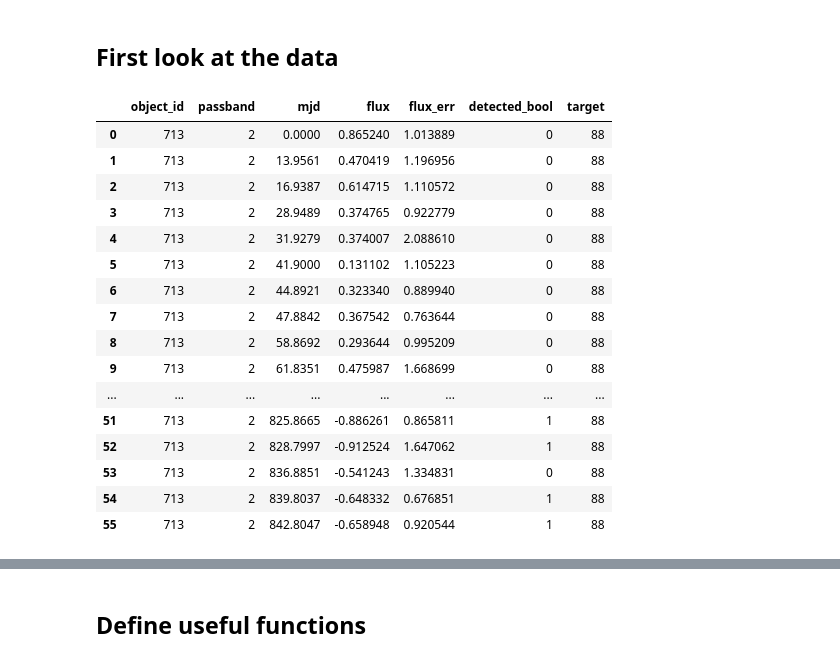
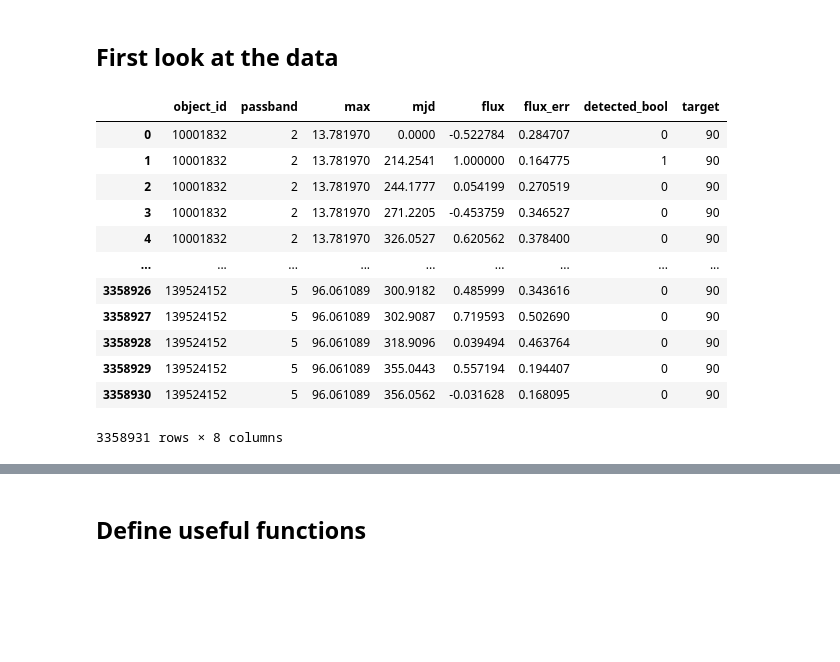
Before and after one commit to erusseil/PISN-classification, a Jupyter notebook: FeatureExtraction/AnalyseExtraction.ipynb, the cells around one changed output, grey strips where cells are left out. Drawn from its saved outputs; the diff is of its cells as text; code cells hidden in the pictures; blank space fills up the shorter version.

```diff
--- a/FeatureExtraction/AnalyseExtraction.ipynb
+++ b/FeatureExtraction/AnalyseExtraction.ipynb
@@ -10,30 +23,32 @@ from models import *
 # %%
-sample = 'Silver/'
-curve = 'Complete/'
-PISN_split = '-1'
+sample = 'Iron/'
+curve = 'Half/'
+PISN_split = '-2'
 model = '_poly'
+purpose = 'test'
+file = 'f2'#FUSED
+extras = '+4'
 # %%
 # this cannot be run without the filtered_dataDB_complete.pkl file
 
-data = pd.read_pickle("../../plasticc/CleanDataBase/"+sample+curve+"train"+PISN_split+".pkl")
+data = pd.read_pickle("../../plasticc/CleanDataBase/"+sample+curve+purpose+PISN_split+file+".pkl")
+peaktable = pd.read_pickle('../../plasticc/CleanDataBase/'+sample+curve+purpose+PISN_split+file+'_maxdf.pkl').rename(columns = {0 :'max'})
+data = pd.merge(peaktable, data, on=["object_id","passband"])
+
 objects = np.unique(data['object_id'])
-target_types = np.hstack([np.unique(data['target']), [999]])
-data[(data['object_id']==713)  & (data['passband']==2)]
+target_types = np.hstack([np.unique(data['target'])])
+data
 # %% [output]
-|  | object_id | passband | mjd | flux | flux_err | detected_bool | target |
-| 0 | 713 | 2 | 0.0000 | 0.865240 | 1.013889 | 0 | 88 |
-| 1 | 713 | 2 | 13.9561 | 0.470419 | 1.196956 | 0 | 88 |
-| 2 | 713 | 2 | 16.9387 | 0.614715 | 1.110572 | 0 | 88 |
-| 3 | 713 | 2 | 28.9489 | 0.374765 | 0.922779 | 0 | 88 |
-| 4 | 713 | 2 | 31.9279 | 0.374007 | 2.088610 | 0 | 88 |
-| 5 | 713 | 2 | 41.9000 | 0.131102 | 1.105223 | 0 | 88 |
-| 6 | 713 | 2 | 44.8921 | 0.323340 | 0.889940 | 0 | 88 |
-| 7 | 713 | 2 | 47.8842 | 0.367542 | 0.763644 | 0 | 88 |
-| 8 | 713 | 2 | 58.8692 | 0.293644 | 0.995209 | 0 | 88 |
-| 9 | 713 | 2 | 61.8351 | 0.475987 | 1.668699 | 0 | 88 |
-| ... | ... | ... | ... | ... | ... | ... | ... |
-| 51 | 713 | 2 | 825.8665 | -0.886261 | 0.865811 | 1 | 88 |
-| 52 | 713 | 2 | 828.7997 | -0.912524 | 1.647062 | 1 | 88 |
-| 53 | 713 | 2 | 836.8851 | -0.541243 | 1.334831 | 0 | 88 |
-| 54 | 713 | 2 | 839.8037 | -0.648332 | 0.676851 | 1 | 88 |
-| 55 | 713 | 2 | 842.8047 | -0.658948 | 0.920544 | 1 | 88 |
+|  | object_id | passband | max | mjd | flux | flux_err | detected_bool | target |
+| 0 | 10001832 | 2 | 13.781970 | 0.0000 | -0.522784 | 0.284707 | 0 | 90 |
+| 1 | 10001832 | 2 | 13.781970 | 214.2541 | 1.000000 | 0.164775 | 1 | 90 |
+| 2 | 10001832 | 2 | 13.781970 | 244.1777 | 0.054199 | 0.270519 | 0 | 90 |
+| 3 | 10001832 | 2 | 13.781970 | 271.2205 | -0.453759 | 0.346527 | 0 | 90 |
+| 4 | 10001832 | 2 | 13.781970 | 326.0527 | 0.620562 | 0.378400 | 0 | 90 |
+| ... | ... | ... | ... | ... | ... | ... | ... | ... |
+| 3358926 | 139524152 | 5 | 96.061089 | 300.9182 | 0.485999 | 0.343616 | 0 | 90 |
+| 3358927 | 139524152 | 5 | 96.061089 | 302.9087 | 0.719593 | 0.502690 | 0 | 90 |
+| 3358928 | 139524152 | 5 | 96.061089 | 318.9096 | 0.039494 | 0.463764 | 0 | 90 |
+| 3358929 | 139524152 | 5 | 96.061089 | 355.0443 | 0.557194 | 0.194407 | 0 | 90 |
+| 3358930 | 139524152 | 5 | 96.061089 | 356.0562 | -0.031628 | 0.168095 | 0 | 90 |
+3358931 rows × 8 columns
```
Also changed, not shown: parts of 11 cells of this notebook.
